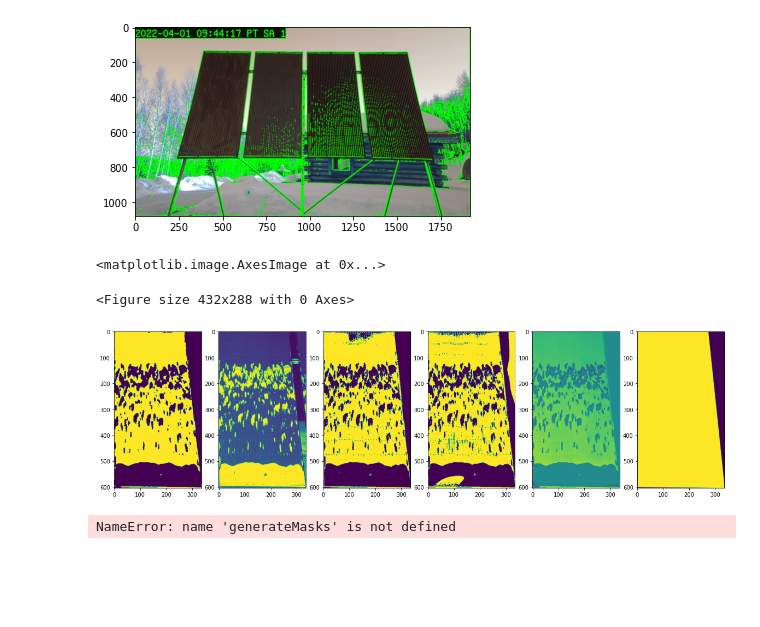
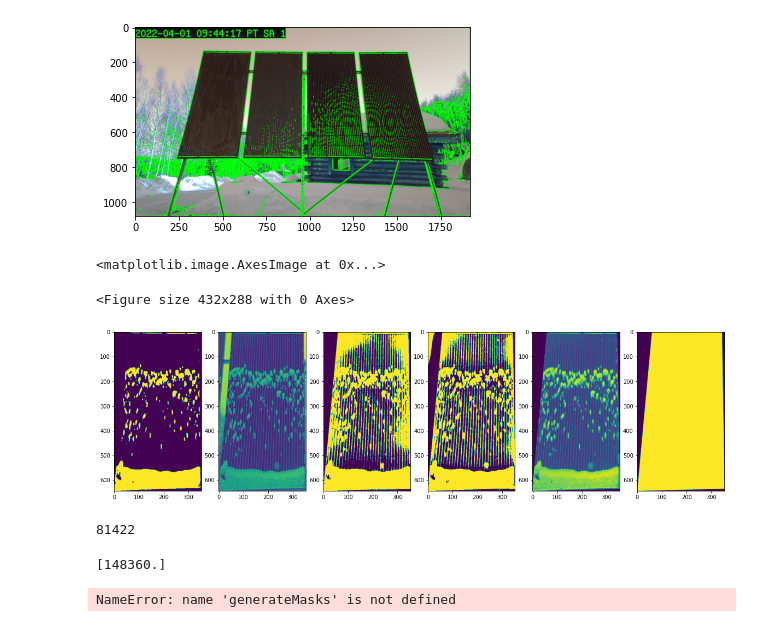
Before and after one commit to StefanoFochesatto/CRREL-Solar-Project, a Jupyter notebook: ExploratoryPythonScript.ipynb, the cells around one changed output. Cells and saved outputs as stored; diff of their text form; code cells hidden in the pictures; blank space fills up the shorter version.

```diff
--- a/ExploratoryPythonScript.ipynb
+++ b/ExploratoryPythonScript.ipynb
@@ -42,7 +42,7 @@ plt.imshow(image_copy)
 [figure]
 # %%
 #### Testing For Generating the Image Processing Function
-TestSetting = 6
+TestSetting = 2
 if (TestSetting == 1):
     ## Glare During The DAY
     img = cv2.imread('TestImage3.png')
@@ -125,9 +125,9 @@ cv2.drawContours(mask, [pts], -1, (255, 255, 255), -1, cv2.LINE_AA)
 dst = cv2.bitwise_and(cropped, cropped, mask=mask)
 
 ## Testing Different Backgounds
-testBackground = 1
+testBackground = 0
 if testBackground == 1:
-    bg = np.ones_like(cropped, np.uint8)*127
+    bg = np.ones_like(cropped, np.uint8)*0
     cv2.bitwise_not(bg,bg, mask=mask)
     dst = bg+ dst
 
@@ -143,13 +143,16 @@ AdaptiveGaussThresh = cv2.adaptiveThreshold(dst, 255, cv2.ADAPTIVE_THRESH_GAUSSI
 #dst = cv2.GaussianBlur(dst,(5,5),0)
 dst = cv2.medianBlur(dst, ksize=5) ### THIS IS VERY IMPORTANT IT DEALS WITH THE LINES AND DOTS ON THE PANELS
 cv2.imwrite('testGaussblur.png', dst)
+Thresh = ThresholdImage(dst, mask)
 ### Filters out horizontal Lines
 # linek = np.zeros((11,11),dtype=np.uint8)
 # linek[5,...]=1
 # x=cv2.morphologyEx(dst, cv2.MORPH_OPEN, linek ,iterations=1)
 # dst-=x
 
-ret3,th3 = cv2.threshold(dst,0,255,cv2.THRESH_BINARY+cv2.THRESH_OTSU)
+if (Thresh <= 100):
+    Thresh = 100
+ret3,th3 = cv2.threshold(dst,Thresh,255,cv2.THRESH_BINARY)
 
 #linkek =[[0, 0, 0, 1, 1, 1, 1, 1, 1, 1, 1],
 #         [0, 0, 0, 1, 1, 1, 1, 1, 1, 1, 1],
@@ -162,31 +165,35 @@ ret3,th3 = cv2.threshold(dst,0,255,cv2.THRESH_BINARY+cv2.THRESH_OTSU)
 #         [1, 1, 1, 1, 1, 1, 1, 1, 0, 0, 0],
 #         [1, 1, 1, 1, 1, 1, 1, 1, 0, 0, 0],
 #         [1, 1, 1, 1, 1, 1, 1, 1, 0, 0, 0]]
 #
 #linkek = np.array(linkek)
 #x=cv2.morphologyEx(th3, cv2.MORPH_OPEN, linek ,iterations=1)
 #th3-=x
 
 
 
 
 cv2.imwrite('testAdaptiveMean.png', AdaptiveMeanThresh)
 cv2.imwrite('testAdaptiveGauss.png', AdaptiveGaussThresh)
 cv2.imwrite('testGaussblurGlobalOtsu1.png', th3) ## CONTINUE TESTING THIS METHOD
 
 
 
 #Plotting The Figures In the Notebook
 plt.figure()
 f, Multifigure = plt.subplots(1,6, figsize = (20,10))
 
 Multifigure[0].imshow(th3)
 Multifigure[1].imshow(cropped)
 Multifigure[2].imshow(AdaptiveMeanThresh)
 Multifigure[3].imshow(AdaptiveGaussThresh)
 Multifigure[4].imshow(dst)
 Multifigure[5].imshow(mask)
 # %% [output]
 <matplotlib.image.AxesImage at 0x...>
 <Figure size 432x288 with 0 Axes>
-[figure, old version]
+[figure, new version]
+# %%
+print(np.where(mask==0)[0].size)
+# %% [output]
+81422
@@ -193,3 +227,7 @@ Multifigure[5].imshow(mask)
+# %%
+print(sum(hist))
+# %% [output]
+[148360.]
 # %%
 # Gui and Coordinate extaction code
 def click_event(event, x, y, flags, params):
```
Also changed, not shown: parts of 8 cells of this notebook, 8 other files.
